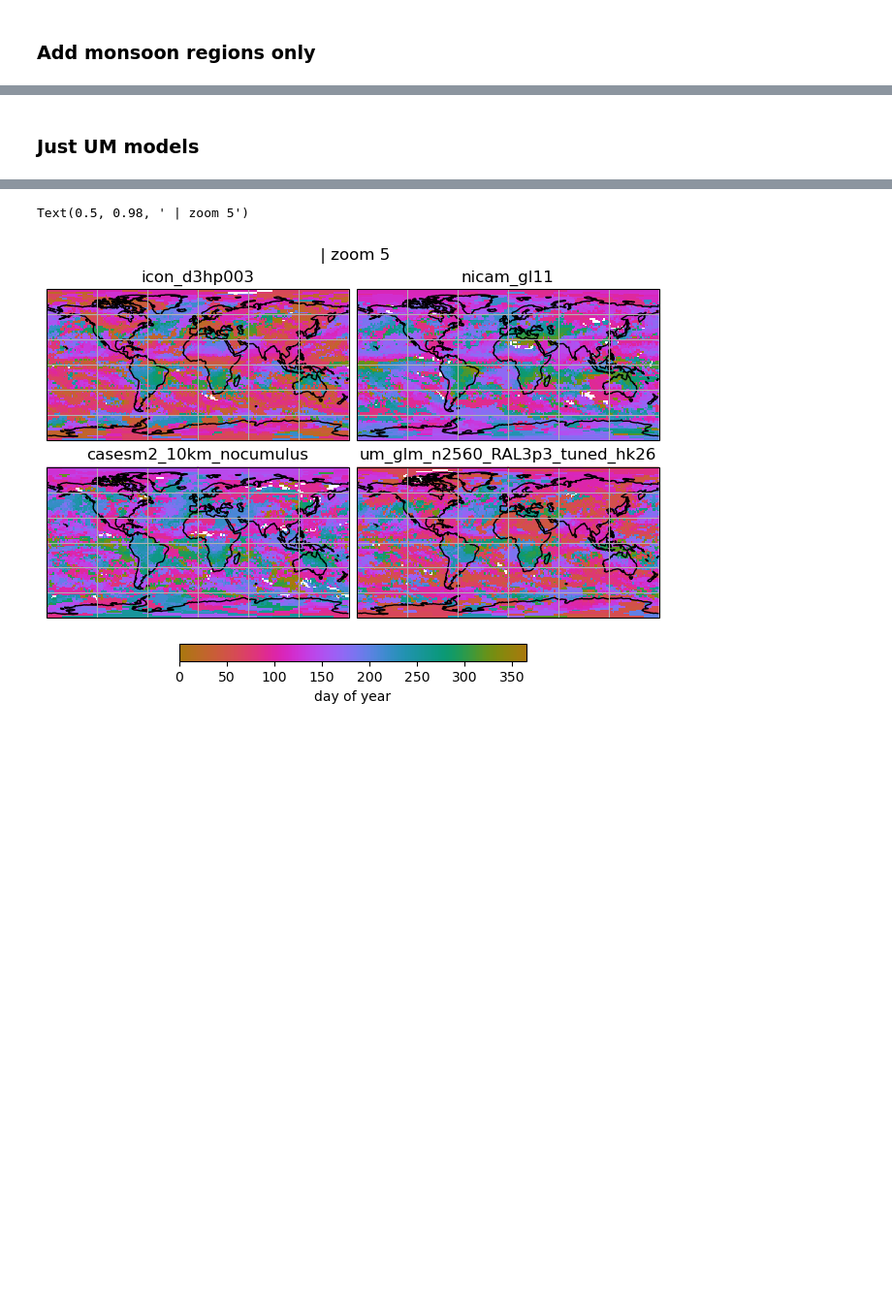
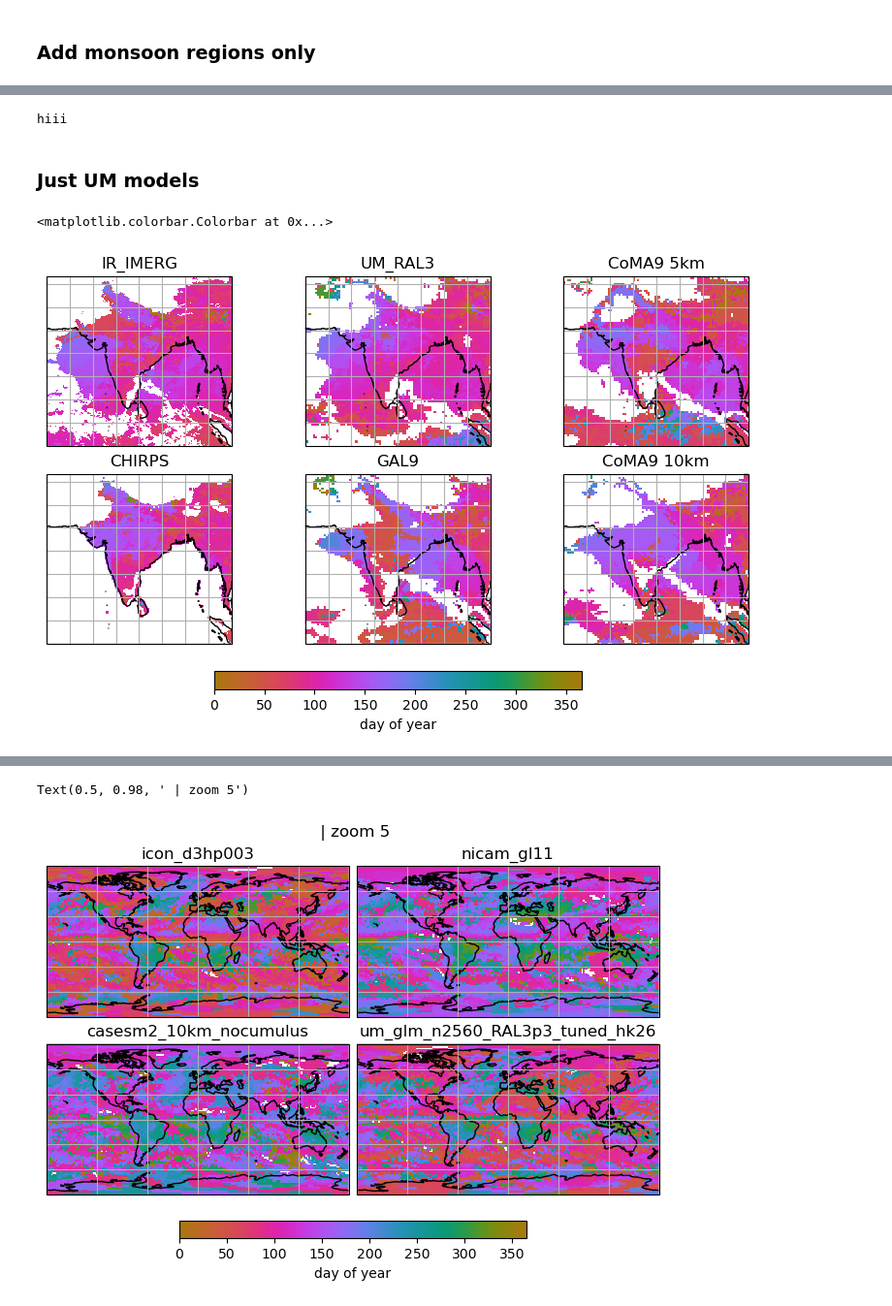
Before and after one commit to fran-morris-research/hackathon-monsoons, a Jupyter notebook: onset_identification/onset_period_visualisation.ipynb, the cells around one changed output, grey strips where cells are left out. Shown at 97% size. Cells and saved outputs as stored; diff of their text form; code cells hidden in the pictures; blank space fills up the shorter version.

```diff
--- a/onset_identification/onset_period_visualisation.ipynb
+++ b/onset_identification/onset_period_visualisation.ipynb
@@ -803,6 +803,62 @@ RuntimeError: NetCDF: HDF error
 # %%
-with xr.open_dataset(f"onset_dates/um_glm_n2560_RAL3p3_tuned_hk26_zoom_{zoom}_dwtps.nc") as ds:
-    data = ds.sel(period=0).load()
+print("hiii")
+# %% [output]
+hiii
 # %% [markdown]
 ### Just UM models
+# %%
+projection = ccrs.PlateCarree()
+fig, axes = plt.subplots(
+    2,
+    3,
+    # height_ratios=[1] * len(zooms) + [0.1],
+    figsize=figsize,
+    subplot_kw={"projection": projection},
+    layout="constrained",
+)
+ax, m = plot_first_day(
+    axes[0, 0],
+    "IR_IMERG",
+    [left, right, bottom, top],
+    zoom=9,
+)
+ax, m = plot_first_day(
+    axes[1, 0],
+    "CHIRPS",
+    [left, right, bottom, top],
+)
+ax, m = plot_first_day(
+    axes[0, 1],
+    "um_glm_n2560_RAL3p3_tuned_hk26",
+    [left, right, bottom, top],
+)
+ax, m = plot_first_day(
+    axes[1, 1],
+    "um_glm_n1280_GAL9_v2_hk26",
+    [left, right, bottom, top],
+)
+ax, m = plot_first_day(
+    axes[0, 2],
+    "um_glm_n2560_CoMA9_hk26",
+    [left, right, bottom, top],
+)
+ax, m = plot_first_day(
+    axes[1, 2],
+    "um_glm_n1280_CoMA9_hk26",
+    [left, right, bottom, top],
+)
+
+fig.colorbar(
+    m,
+    ax=axes.ravel().tolist(),
+    orientation="horizontal",
+    fraction=0.05,
+    pad=0.07,
+    shrink=0.7,
+    label="day of year",
+)
+# axes[1,3].set_frame_on(False)
+# %% [output]
+<matplotlib.colorbar.Colorbar at 0x...>
+[figure, added]
 # %%
```
Also changed, not shown: parts of 14 cells of this notebook, 4 other files.
